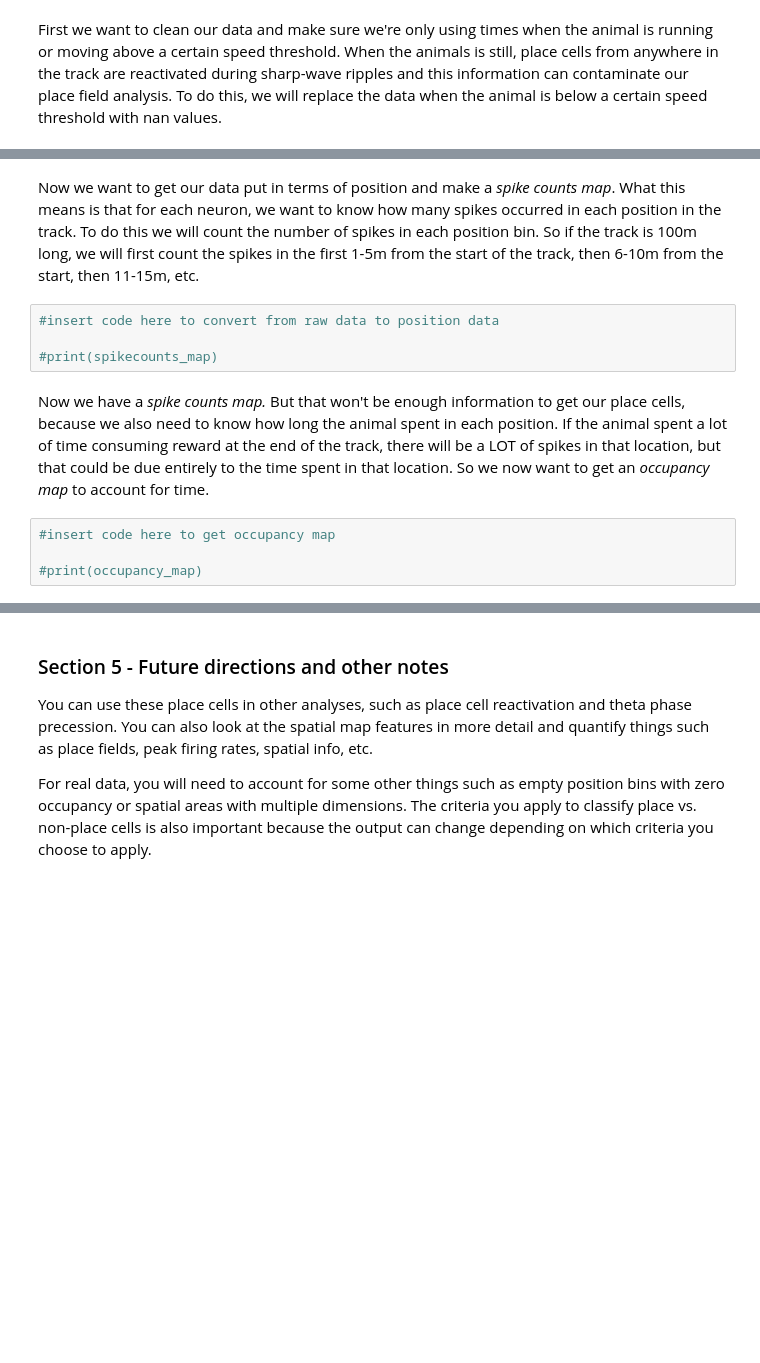
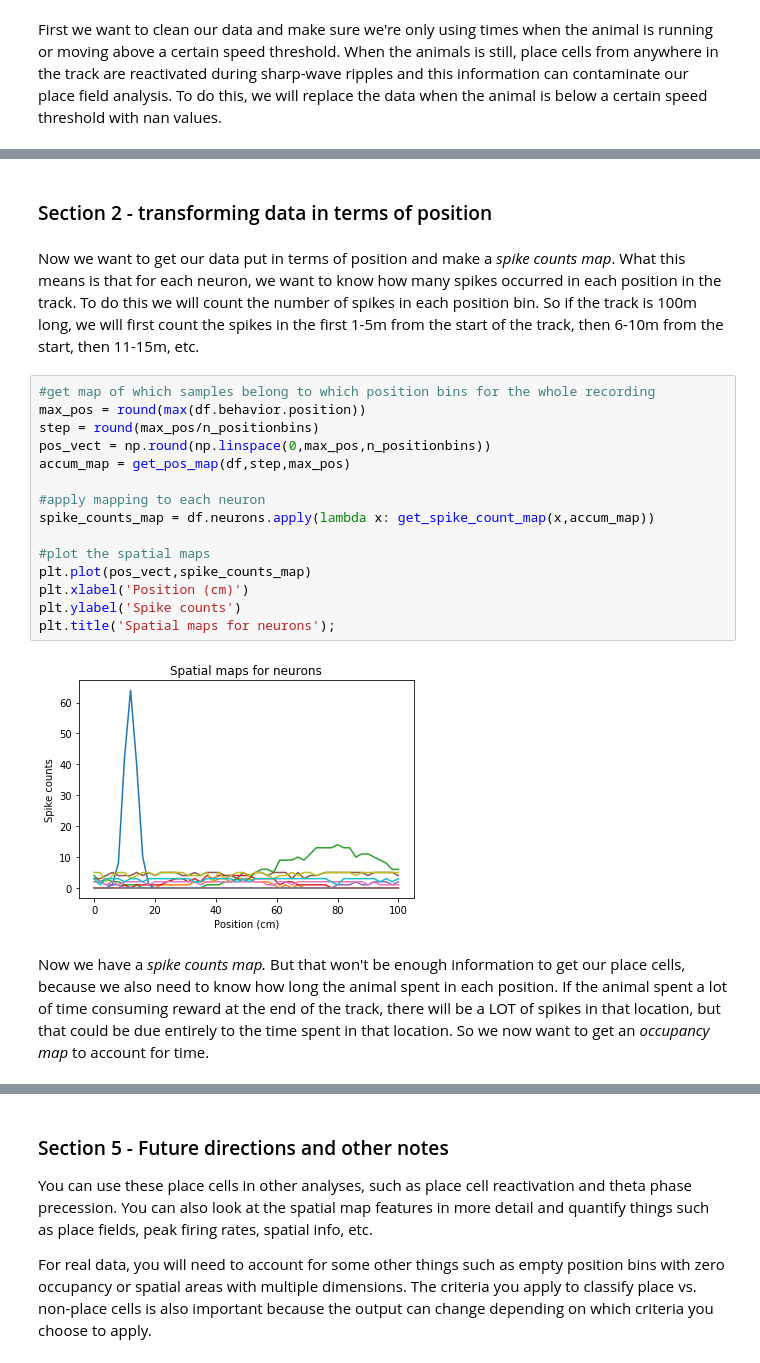
Before and after one commit to stephprince/place-cell-tutorial, a Jupyter notebook: place_cell_tutorial.ipynb, the cells around one changed output, grey strips where cells are left out. Cells and saved outputs as stored; diff of their text form; blank space fills up the shorter version.

```diff
--- a/place_cell_tutorial.ipynb
+++ b/place_cell_tutorial.ipynb
@@ -86,12 +157,23 @@ df_moving  = df[]
+# %% [markdown]
+### Section 2 - transforming data in terms of position
 # %% [markdown]
 Now we want to get our data put in terms of position and make a *spike counts map*. What this means is that for each neuron, we want to know how many spikes occurred in each position in the track. To do this we will count the number of spikes in each position bin. So if the track is 100m long, we will first count the spikes in the first 1-5m from the start of the track, then  6-10m from the start, then 11-15m, etc.
-# %%
-#insert code here to convert from raw data to position data
-
-#print(spikecounts_map)
+# %%
+#get map of which samples belong to which position bins for the whole recording
+max_pos = round(max(df.behavior.position))
+step = round(max_pos/n_positionbins)
+pos_vect = np.round(np.linspace(0,max_pos,n_positionbins))
+accum_map = get_pos_map(df,step,max_pos)
+
+#apply mapping to each neuron
+spike_counts_map = df.neurons.apply(lambda x: get_spike_count_map(x,accum_map))
+
+#plot the spatial maps
+plt.plot(pos_vect,spike_counts_map)
+plt.xlabel('Position (cm)')
+plt.ylabel('Spike counts')
+plt.title('Spatial maps for neurons');
+# %% [output]
+[figure, added]
 # %% [markdown]
 Now we have a *spike counts map.* But that won't be enough information to get our place cells, because we also need to know how long the animal spent in each position. If the animal spent a lot of time consuming reward at the end of the track, there will be a LOT of spikes in that location, but that could be due entirely to the time spent in that location. So we now want to get an *occupancy map* to account for time.
-# %%
-#insert code here to get occupancy map
-
-#print(occupancy_map)
```
Also changed, not shown: parts of 21 cells of this notebook, 2 other files.
